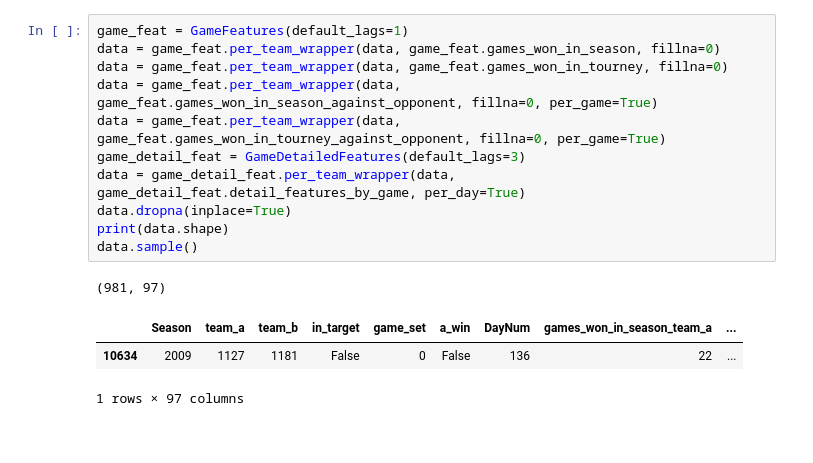
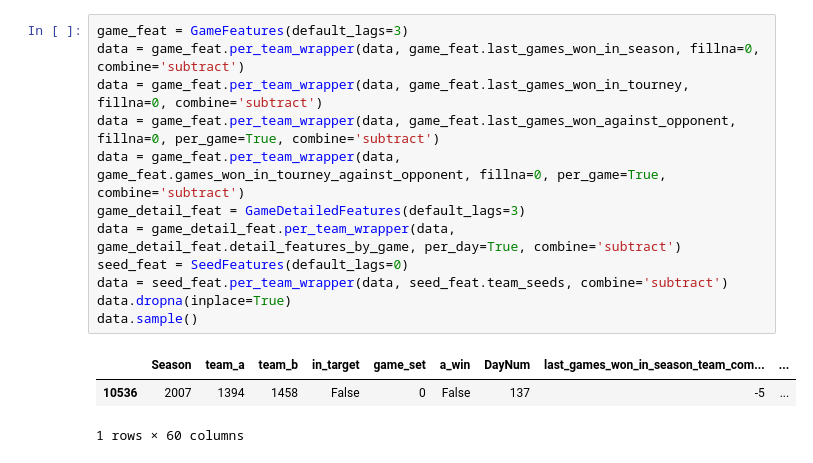
Before and after one commit to TheMoods/MarchMadness, a Jupyter notebook: 4_Jonas_XGB_Ensemble.ipynb, the cells around one changed output. Saved outputs shown, nothing was run; the diff lists cells and outputs as text; blank space fills up the shorter version.

```diff
--- a/4_Jonas_XGB_Ensemble.ipynb
+++ b/4_Jonas_XGB_Ensemble.ipynb
@@ -16,19 +20,19 @@ data.sample()
 # %%
-game_feat = GameFeatures(default_lags=1)
-data = game_feat.per_team_wrapper(data, game_feat.games_won_in_season, fillna=0)
-data = game_feat.per_team_wrapper(data, game_feat.games_won_in_tourney, fillna=0)
-data = game_feat.per_team_wrapper(data, game_feat.games_won_in_season_against_opponent, fillna=0, per_game=True)
-data = game_feat.per_team_wrapper(data, game_feat.games_won_in_tourney_against_opponent, fillna=0, per_game=True)
+game_feat = GameFeatures(default_lags=3)
+data = game_feat.per_team_wrapper(data, game_feat.last_games_won_in_season, fillna=0, combine='subtract')
+data = game_feat.per_team_wrapper(data, game_feat.last_games_won_in_tourney, fillna=0, combine='subtract')
+data = game_feat.per_team_wrapper(data, game_feat.last_games_won_against_opponent, fillna=0, per_game=True, combine='subtract')
+data = game_feat.per_team_wrapper(data, game_feat.games_won_in_tourney_against_opponent, fillna=0, per_game=True, combine='subtract')
 game_detail_feat = GameDetailedFeatures(default_lags=3)
-data = game_detail_feat.per_team_wrapper(data, game_detail_feat.detail_features_by_game, per_day=True)
+data = game_detail_feat.per_team_wrapper(data, game_detail_feat.detail_features_by_game, per_day=True, combine='subtract')
+seed_feat = SeedFeatures(default_lags=0)
+data = seed_feat.per_team_wrapper(data, seed_feat.team_seeds, combine='subtract')
 data.dropna(inplace=True)
-print(data.shape)
 data.sample()
 # %% [output]
+|  | Season | team_a | team_b | in_target | game_set | a_win | DayNum | last_games_won_in_season_team_com... | ... |
+| 10536 | 2007 | 1394 | 1458 | False | 0 | False | 137 | -5 | ... |
-(981, 97)
+1 rows × 60 columns
-|  | Season | team_a | team_b | in_target | game_set | a_win | DayNum | games_won_in_season_team_a | ... |
-| 10634 | 2009 | 1127 | 1181 | False | 0 | False | 136 | 22 | ... |
-1 rows × 97 columns
 # %%
 libfm_pred = pd.read_csv('data/libfm_model_out.csv', dtype={
     'team_a': str,
```
Also changed, not shown: parts of 7 cells of this notebook, 6 other files.
